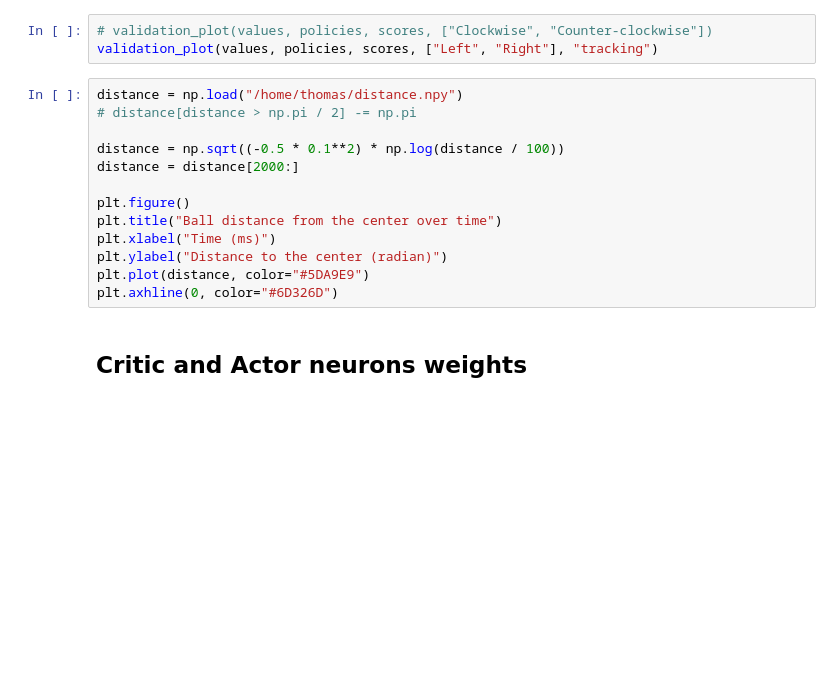
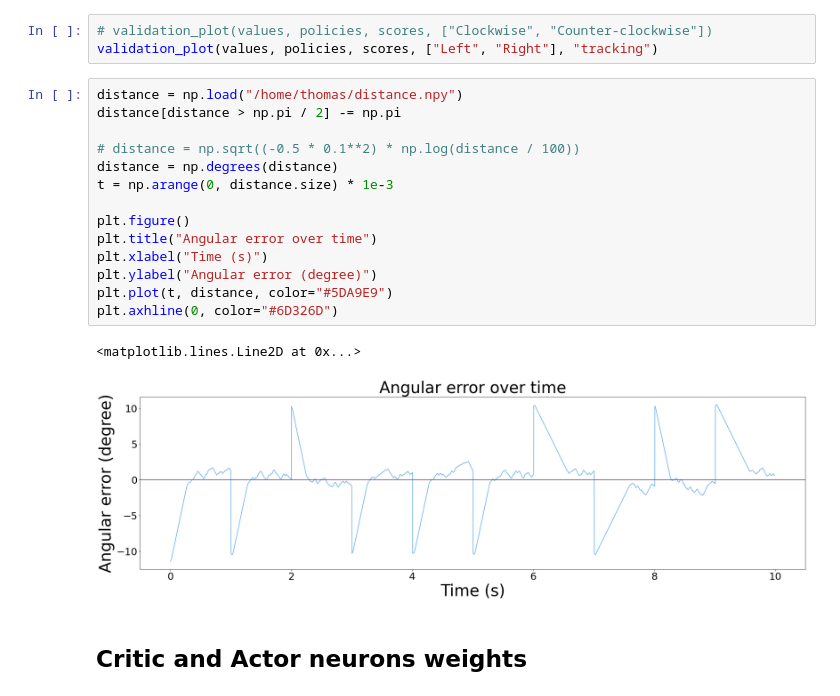
Before and after one commit to comsee-research/Neuvisys-analysis, a Jupyter notebook: Neuvisys.ipynb, the cells around one changed output. Drawn from its saved outputs; the diff is of its cells as text; blank space fills up the shorter version.

```diff
--- a/Neuvisys.ipynb
+++ b/Neuvisys.ipynb
@@ -319,17 +322,21 @@ values, policies, scores = value_policy_evaluation(network_path, binsize, 2)
 validation_plot(values, policies, scores, ["Left", "Right"], "tracking")
 # %%
 distance = np.load("/home/thomas/distance.npy")
-# distance[distance > np.pi / 2] -= np.pi
+distance[distance > np.pi / 2] -= np.pi
 
-distance = np.sqrt((-0.5 * 0.1**2) * np.log(distance / 100))
-distance = distance[2000:]
+# distance = np.sqrt((-0.5 * 0.1**2) * np.log(distance / 100))
+distance = np.degrees(distance)
+t = np.arange(0, distance.size) * 1e-3
 
 plt.figure()
-plt.title("Ball distance from the center over time")
-plt.xlabel("Time (ms)")
-plt.ylabel("Distance to the center (radian)")
-plt.plot(distance, color="#5DA9E9")
+plt.title("Angular error over time")
+plt.xlabel("Time (s)")
+plt.ylabel("Angular error (degree)")
+plt.plot(t, distance, color="#5DA9E9")
 plt.axhline(0, color="#6D326D")
+# %% [output]
+<matplotlib.lines.Line2D at 0x...>
+[figure, added]
 # %% [markdown]
 ## Critic and Actor neurons weights
 # %%
```
Also changed, not shown: parts of 9 cells of this notebook, 8 other files.
